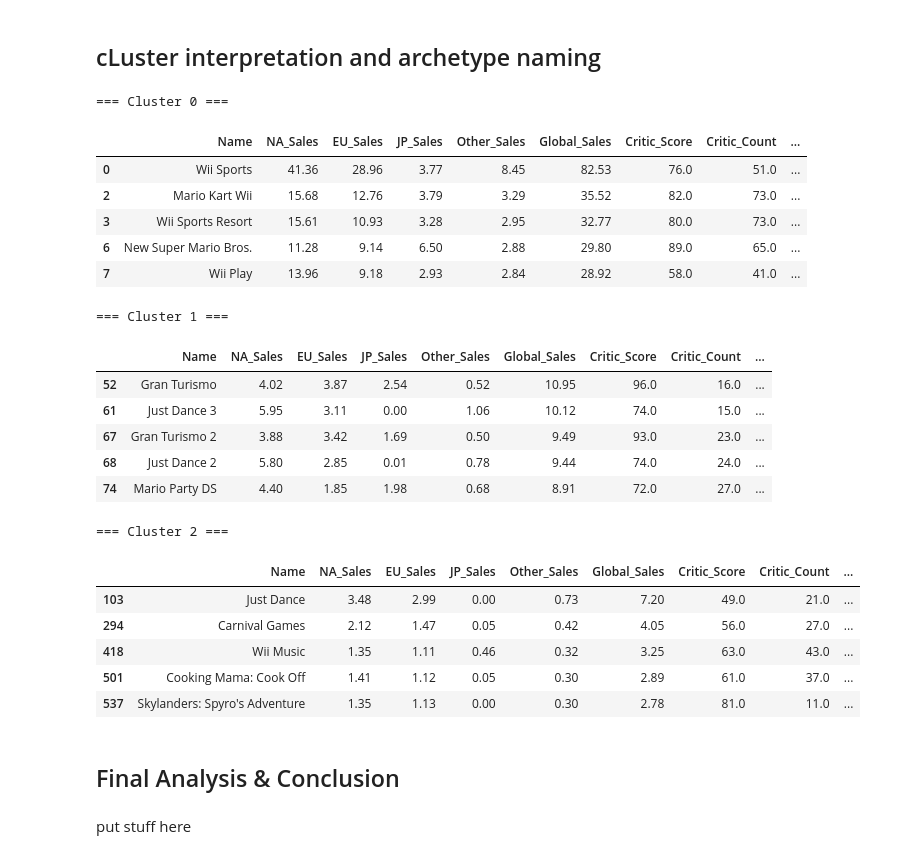
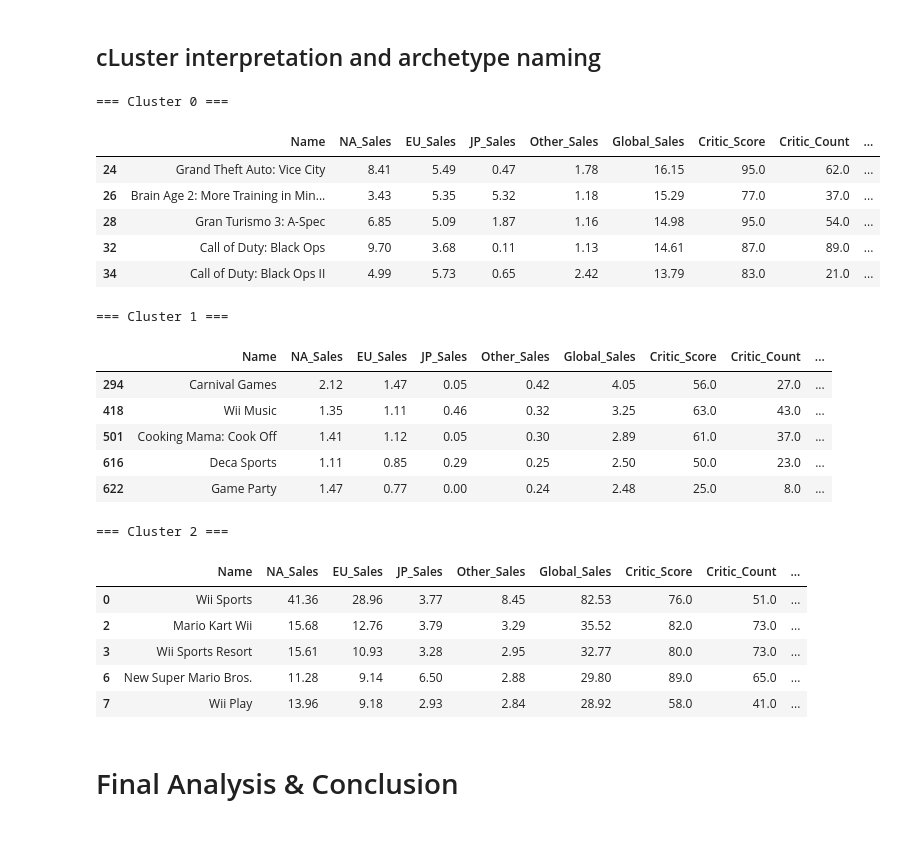
Before and after one commit to Cegeurun/CCADMACL_PROJECT, a Jupyter notebook: CCADMACL_PROJECT_REVISED.ipynb, the cells around one changed output. Drawn from its saved outputs; the diff is of its cells as text; code cells hidden in the pictures.

Commit message:
Added archetypes and conclusion

```diff
--- a/CCADMACL_PROJECT_REVISED.ipynb
+++ b/CCADMACL_PROJECT_REVISED.ipynb
@@ -450,0 +500,20 @@ fig.show()
+# %%
+# Dendrogram to visualize hierarchy
+Z = linkage(X_reduced, method='ward')
+plt.figure(figsize=(10, 4))
+dendrogram(Z, truncate_mode='lastp', p=30)
+plt.title('Hierarchical Clustering Dendrogram')
+plt.xlabel('Cluster size')
+plt.ylabel('Distance')
+plt.show()
+
+# Agglomerative clustering with n=3 clusters
+hierarchical = AgglomerativeClustering(n_clusters=3)
+y_hierarchical = hierarchical.fit_predict(X_reduced)
+
+# print("Hierarchical cluster counts:")
+# print(pd.Series(y_hierarchical).value_counts().sort_index())
+
+# 3D plot
+# fig = px.scatter_3d(x=X_reduced[:, 0], y=X_reduced[:, 1], z=X_reduced[:, 2], color=y_hierarchical)
+# fig.show()
@@ -451,45 +561,43 @@ fig.show()
 # %% [markdown]
 ## cLuster interpretation and archetype naming
 # %%
-df_relevant['Cluster'] = y_kmeans
+df_relevant['Cluster'] = y_hierarchical
 
 print("=== Cluster 0 ===")
 display(df_relevant[df_relevant['Cluster'] == 0].head(5))
 
 print("\n=== Cluster 1 ===")
 display(df_relevant[df_relevant['Cluster'] == 1].head(5))
 
 print("\n=== Cluster 2 ===")
 display(df_relevant[df_relevant['Cluster'] == 2].head(5))
 
 # print("\n=== Cluster 3 ===")
 # display(df_relevant[df_relevant['Cluster'] == 3].head(5))
 
 # print("\n=== Cluster 4 ===")
 # display(df_relevant[df_relevant['Cluster'] == 4].head(5))
 # %% [output]
 === Cluster 0 ===
 |  | Name | NA_Sales | EU_Sales | JP_Sales | Other_Sales | Global_Sales | Critic_Score | Critic_Count | ... |
-| 0 | Wii Sports | 41.36 | 28.96 | 3.77 | 8.45 | 82.53 | 76.0 | 51.0 | ... |
-| 2 | Mario Kart Wii | 15.68 | 12.76 | 3.79 | 3.29 | 35.52 | 82.0 | 73.0 | ... |
-| 3 | Wii Sports Resort | 15.61 | 10.93 | 3.28 | 2.95 | 32.77 | 80.0 | 73.0 | ... |
-| 6 | New Super Mario Bros. | 11.28 | 9.14 | 6.50 | 2.88 | 29.80 | 89.0 | 65.0 | ... |
-| 7 | Wii Play | 13.96 | 9.18 | 2.93 | 2.84 | 28.92 | 58.0 | 41.0 | ... |
+| 24 | Grand Theft Auto: Vice City | 8.41 | 5.49 | 0.47 | 1.78 | 16.15 | 95.0 | 62.0 | ... |
+| 26 | Brain Age 2: More Training in Min... | 3.43 | 5.35 | 5.32 | 1.18 | 15.29 | 77.0 | 37.0 | ... |
+| 28 | Gran Turismo 3: A-Spec | 6.85 | 5.09 | 1.87 | 1.16 | 14.98 | 95.0 | 54.0 | ... |
+| 32 | Call of Duty: Black Ops | 9.70 | 3.68 | 0.11 | 1.13 | 14.61 | 87.0 | 89.0 | ... |
+| 34 | Call of Duty: Black Ops II | 4.99 | 5.73 | 0.65 | 2.42 | 13.79 | 83.0 | 21.0 | ... |
 === Cluster 1 ===
 |  | Name | NA_Sales | EU_Sales | JP_Sales | Other_Sales | Global_Sales | Critic_Score | Critic_Count | ... |
-| 52 | Gran Turismo | 4.02 | 3.87 | 2.54 | 0.52 | 10.95 | 96.0 | 16.0 | ... |
-| 61 | Just Dance 3 | 5.95 | 3.11 | 0.00 | 1.06 | 10.12 | 74.0 | 15.0 | ... |
-| 67 | Gran Turismo 2 | 3.88 | 3.42 | 1.69 | 0.50 | 9.49 | 93.0 | 23.0 | ... |
-| 68 | Just Dance 2 | 5.80 | 2.85 | 0.01 | 0.78 | 9.44 | 74.0 | 24.0 | ... |
-| 74 | Mario Party DS | 4.40 | 1.85 | 1.98 | 0.68 | 8.91 | 72.0 | 27.0 | ... |
+| 294 | Carnival Games | 2.12 | 1.47 | 0.05 | 0.42 | 4.05 | 56.0 | 27.0 | ... |
+| 418 | Wii Music | 1.35 | 1.11 | 0.46 | 0.32 | 3.25 | 63.0 | 43.0 | ... |
+| 501 | Cooking Mama: Cook Off | 1.41 | 1.12 | 0.05 | 0.30 | 2.89 | 61.0 | 37.0 | ... |
+| 616 | Deca Sports | 1.11 | 0.85 | 0.29 | 0.25 | 2.50 | 50.0 | 23.0 | ... |
+| 622 | Game Party | 1.47 | 0.77 | 0.00 | 0.24 | 2.48 | 25.0 | 8.0 | ... |
 === Cluster 2 ===
 |  | Name | NA_Sales | EU_Sales | JP_Sales | Other_Sales | Global_Sales | Critic_Score | Critic_Count | ... |
-| 103 | Just Dance | 3.48 | 2.99 | 0.00 | 0.73 | 7.20 | 49.0 | 21.0 | ... |
-| 294 | Carnival Games | 2.12 | 1.47 | 0.05 | 0.42 | 4.05 | 56.0 | 27.0 | ... |
-| 418 | Wii Music | 1.35 | 1.11 | 0.46 | 0.32 | 3.25 | 63.0 | 43.0 | ... |
-| 501 | Cooking Mama: Cook Off | 1.41 | 1.12 | 0.05 | 0.30 | 2.89 | 61.0 | 37.0 | ... |
-| 537 | Skylanders: Spyro's Adventure | 1.35 | 1.13 | 0.00 | 0.30 | 2.78 | 81.0 | 11.0 | ... |
+| 0 | Wii Sports | 41.36 | 28.96 | 3.77 | 8.45 | 82.53 | 76.0 | 51.0 | ... |
+| 2 | Mario Kart Wii | 15.68 | 12.76 | 3.79 | 3.29 | 35.52 | 82.0 | 73.0 | ... |
+| 3 | Wii Sports Resort | 15.61 | 10.93 | 3.28 | 2.95 | 32.77 | 80.0 | 73.0 | ... |
+| 6 | New Super Mario Bros. | 11.28 | 9.14 | 6.50 | 2.88 | 29.80 | 89.0 | 65.0 | ... |
+| 7 | Wii Play | 13.96 | 9.18 | 2.93 | 2.84 | 28.92 | 58.0 | 41.0 | ... |
 # %% [markdown]
-## Final Analysis & Conclusion
+# Final Analysis & Conclusion
-# %% [markdown]
-put stuff here
```
Also changed, not shown: parts of 19 cells of this notebook.
